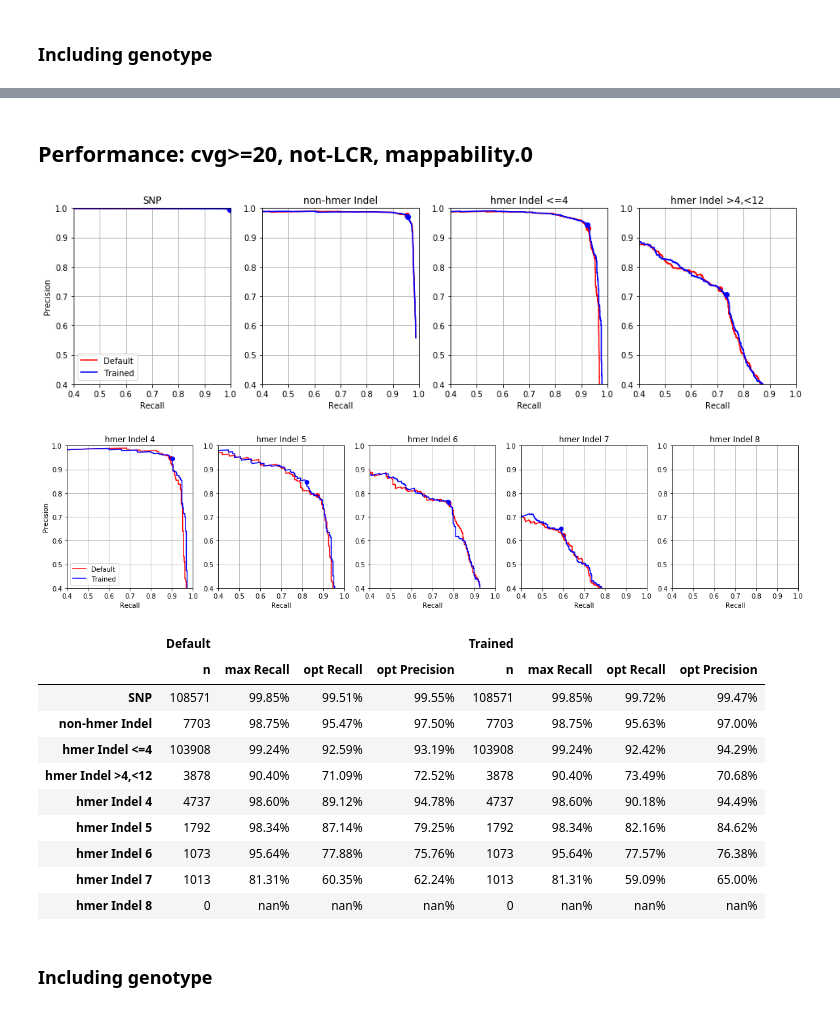
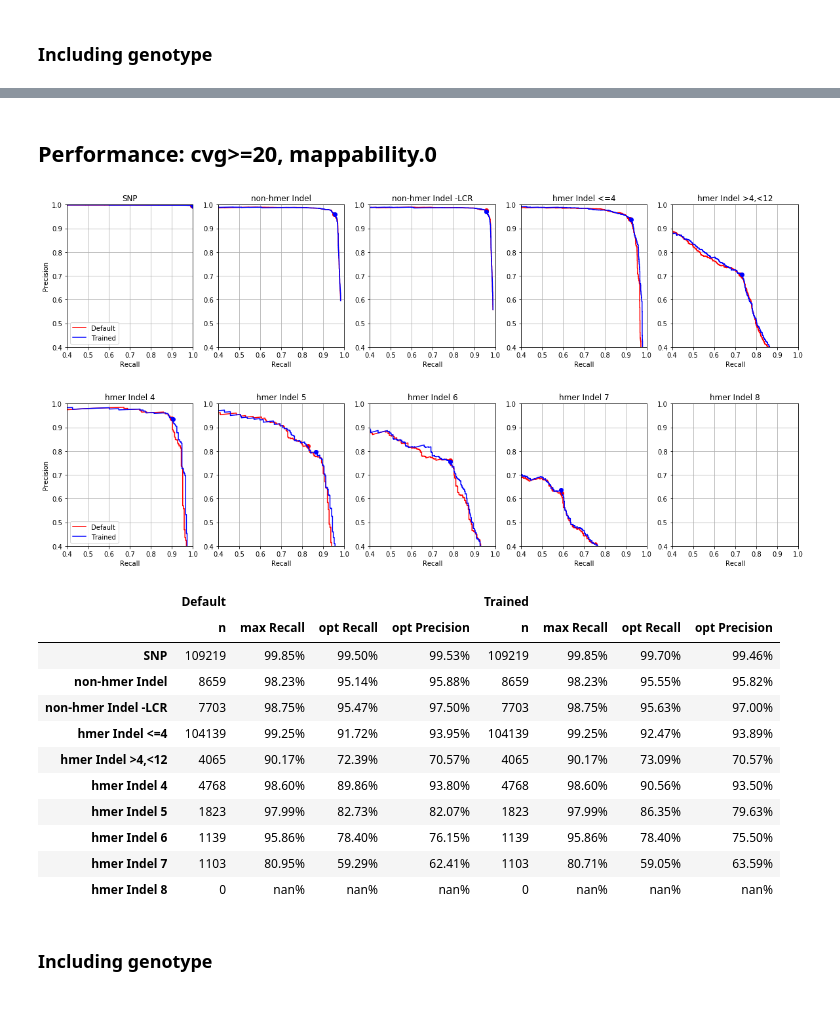
Before and after one commit to Ultimagen/VariantCalling, a Jupyter notebook: src/python/pipelines/createVarReport.ipynb, the cells around one changed output, grey strips where cells are left out. Cells and saved outputs as stored; diff of their text form; code cells hidden in the pictures.

```diff
--- a/src/python/pipelines/createVarReport.ipynb
+++ b/src/python/pipelines/createVarReport.ipynb
@@ -52,6 +52,9 @@ def filterByCategory(data,cat):
         return data[data['indel']==False]
     elif cat=='non-hmer Indel':
         return data[(data['indel']==True) & (data['hmer_indel_length']==0) & (data['indel_length']>0)]
+    elif cat=='non-hmer Indel -LCR':
+        return data[(data['indel']==True) & (data['hmer_indel_length']==0) & (data['indel_length']>0) &
+                    (~data['LCR-hs38'])]
     elif cat=='hmer Indel <=4':
         return data[(data['indel']==True) & (data['hmer_indel_length']>0) & (data['hmer_indel_length']<=4)]
     elif cat=='hmer Indel >4,<12':
@@ -126,6 +129,6 @@ def plotPerformance(data,categories,gt=False):
 # %% [markdown]
 ## Performance: all Data
 # %%
-categories=['SNP','non-hmer Indel','hmer Indel <=4','hmer Indel >4,<12']
+categories=['SNP','non-hmer Indel','non-hmer Indel -LCR','hmer Indel <=4','hmer Indel >4,<12']
 optRes1=plotPerformance(data,categories)
 # %% [output]
@@ -173,24 +178,23 @@ pd.concat([optRes[s] for s in sources], axis=1, keys=[s for s in sources])
 # %% [markdown]
-## Performance: cvg>=20, not-LCR, mappability.0
+## Performance: cvg>=20, mappability.0
 # %%
 filtData={}
 for s in sources:
     d=data[s]
     filtData[s]=d[(d['well_mapped_coverage']>=20) &
-                  (~d['LCR-hs38']) &
                   (d['mappability.0'])
                  ]
 
-categories=['SNP','non-hmer Indel','hmer Indel <=4','hmer Indel >4,<12']
+categories=['SNP','non-hmer Indel','non-hmer Indel -LCR','hmer Indel <=4','hmer Indel >4,<12']
 
 optRes1=plotPerformance(filtData,categories)
 # %% [output]
-[figure, old version]
+[figure, new version]
 # %%
 categories=['hmer Indel 4','hmer Indel 5','hmer Indel 6','hmer Indel 7','hmer Indel 8']
 optRes2=plotPerformance(filtData,categories)
 # %% [output]
-[figure, old version]
+[figure, new version]
 # %%
 optRes={}
 for s in sources:
@@ -199,14 +203,15 @@ pd.concat([optRes[s] for s in sources], axis=1, keys=[s for s in sources])
 # %% [output]
 |  | Default |  |  |  | Trained |  |  |  |
 |  | n | max Recall | opt Recall | opt Precision | n | max Recall | opt Recall | opt Precision |
-| SNP | 108571 | 99.85% | 99.51% | 99.55% | 108571 | 99.85% | 99.72% | 99.47% |
-| non-hmer Indel | 7703 | 98.75% | 95.47% | 97.50% | 7703 | 98.75% | 95.63% | 97.00% |
-| hmer Indel <=4 | 103908 | 99.24% | 92.59% | 93.19% | 103908 | 99.24% | 92.42% | 94.29% |
-| hmer Indel >4,<12 | 3878 | 90.40% | 71.09% | 72.52% | 3878 | 90.40% | 73.49% | 70.68% |
-| hmer Indel 4 | 4737 | 98.60% | 89.12% | 94.78% | 4737 | 98.60% | 90.18% | 94.49% |
-| hmer Indel 5 | 1792 | 98.34% | 87.14% | 79.25% | 1792 | 98.34% | 82.16% | 84.62% |
-| hmer Indel 6 | 1073 | 95.64% | 77.88% | 75.76% | 1073 | 95.64% | 77.57% | 76.38% |
-| hmer Indel 7 | 1013 | 81.31% | 60.35% | 62.24% | 1013 | 81.31% | 59.09% | 65.00% |
+| SNP | 109219 | 99.85% | 99.50% | 99.53% | 109219 | 99.85% | 99.70% | 99.46% |
+| non-hmer Indel | 8659 | 98.23% | 95.14% | 95.88% | 8659 | 98.23% | 95.55% | 95.82% |
+| non-hmer Indel -LCR | 7703 | 98.75% | 95.47% | 97.50% | 7703 | 98.75% | 95.63% | 97.00% |
+| hmer Indel <=4 | 104139 | 99.25% | 91.72% | 93.95% | 104139 | 99.25% | 92.47% | 93.89% |
+| hmer Indel >4,<12 | 4065 | 90.17% | 72.39% | 70.57% | 4065 | 90.17% | 73.09% | 70.57% |
+| hmer Indel 4 | 4768 | 98.60% | 89.86% | 93.80% | 4768 | 98.60% | 90.56% | 93.50% |
+| hmer Indel 5 | 1823 | 97.99% | 82.73% | 82.07% | 1823 | 97.99% | 86.35% | 79.63% |
+| hmer Indel 6 | 1139 | 95.86% | 78.40% | 76.15% | 1139 | 95.86% | 78.40% | 75.50% |
+| hmer Indel 7 | 1103 | 80.95% | 59.29% | 62.41% | 1103 | 80.71% | 59.05% | 63.59% |
 | hmer Indel 8 | 0 | nan% | nan% | nan% | 0 | nan% | nan% | nan% |
 # %% [markdown]
 ### Including genotype
```
Also changed, not shown: parts of 6 cells of this notebook.
